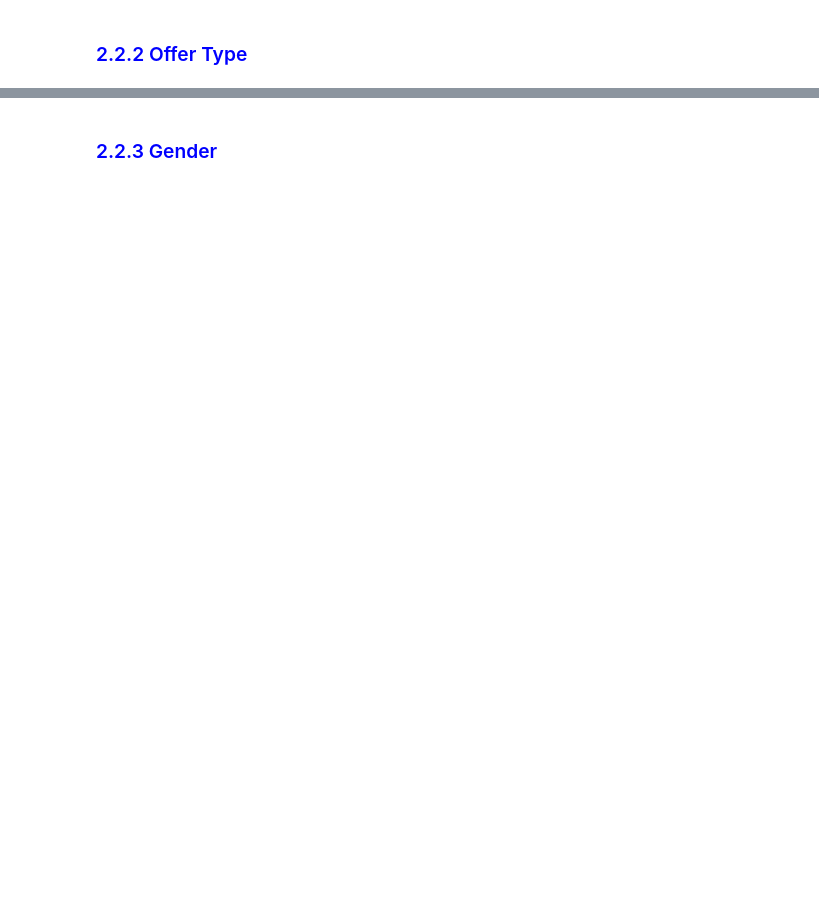
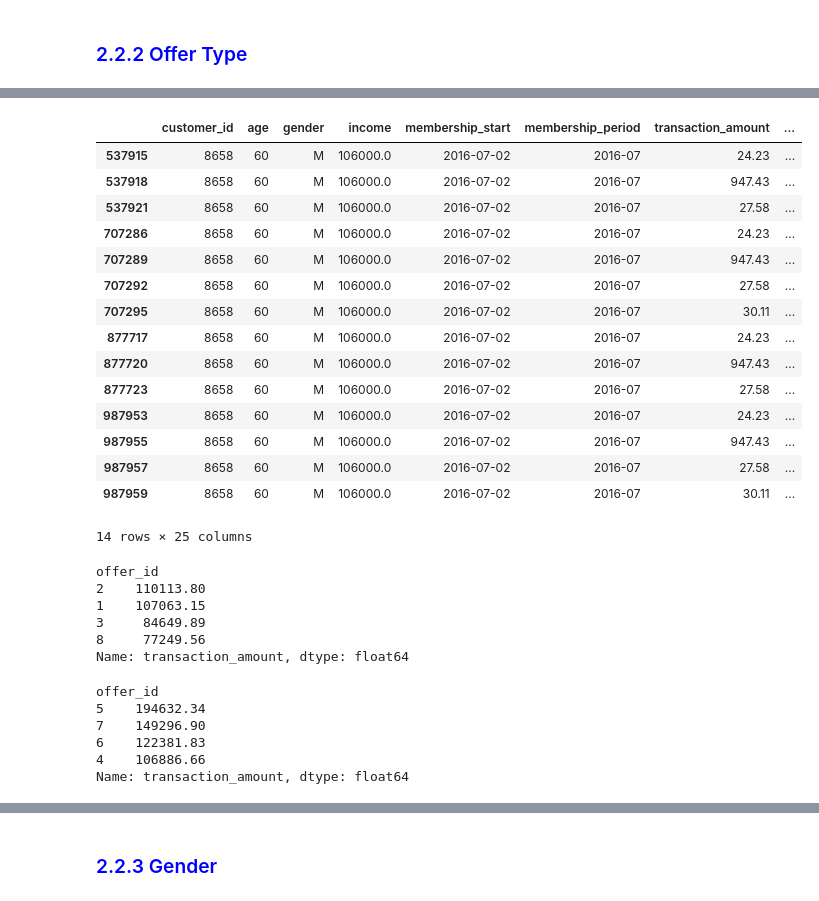
Before and after one commit to salitr/starbucks_offers_analysis, a Jupyter notebook: Starbucks_Capstone_notebook.ipynb, the cells around one changed output, grey strips where cells are left out. Cells and saved outputs as stored; diff of their text form; code cells hidden in the pictures; blank space fills up the shorter version.

```diff
--- a/Starbucks_Capstone_notebook.ipynb
+++ b/Starbucks_Capstone_notebook.ipynb
@@ -1492,0 +1446,43 @@ customer_report(1828, top_customers)
+# %%
+# reporting more info about a customer
+
+customer_report(8658, df_discount)
+# %% [output]
+|  | customer_id | age | gender | income | membership_start | membership_period | transaction_amount | ... |
+| 537915 | 8658 | 60 | M | 106000.0 | 2016-07-02 | 2016-07 | 24.23 | ... |
+| 537918 | 8658 | 60 | M | 106000.0 | 2016-07-02 | 2016-07 | 947.43 | ... |
+| 537921 | 8658 | 60 | M | 106000.0 | 2016-07-02 | 2016-07 | 27.58 | ... |
+| 707286 | 8658 | 60 | M | 106000.0 | 2016-07-02 | 2016-07 | 24.23 | ... |
+| 707289 | 8658 | 60 | M | 106000.0 | 2016-07-02 | 2016-07 | 947.43 | ... |
+| 707292 | 8658 | 60 | M | 106000.0 | 2016-07-02 | 2016-07 | 27.58 | ... |
+| 707295 | 8658 | 60 | M | 106000.0 | 2016-07-02 | 2016-07 | 30.11 | ... |
+| 877717 | 8658 | 60 | M | 106000.0 | 2016-07-02 | 2016-07 | 24.23 | ... |
+| 877720 | 8658 | 60 | M | 106000.0 | 2016-07-02 | 2016-07 | 947.43 | ... |
+| 877723 | 8658 | 60 | M | 106000.0 | 2016-07-02 | 2016-07 | 27.58 | ... |
+| 987953 | 8658 | 60 | M | 106000.0 | 2016-07-02 | 2016-07 | 24.23 | ... |
+| 987955 | 8658 | 60 | M | 106000.0 | 2016-07-02 | 2016-07 | 947.43 | ... |
+| 987957 | 8658 | 60 | M | 106000.0 | 2016-07-02 | 2016-07 | 27.58 | ... |
+| 987959 | 8658 | 60 | M | 106000.0 | 2016-07-02 | 2016-07 | 30.11 | ... |
+14 rows × 25 columns
+# %%
+# finding the top offers based on the sum of the transaction_amount made by all customers who completed the offer
+
+tops(df_bogo, 'offer_id')
+# %% [output]
+offer_id
+2    110113.80
+1    107063.15
+3     84649.89
+8     77249.56
+Name: transaction_amount, dtype: float64
+# %%
+# finding the top offers based on the sum of the transaction_amount made by all customers who completed the offer
+
+tops(df_discount, 'offer_id')
+# %% [output]
+offer_id
+5    194632.34
+7    149296.90
+6    122381.83
+4    106886.66
+Name: transaction_amount, dtype: float64
```
Also changed, not shown: parts of 182 cells of this notebook.
